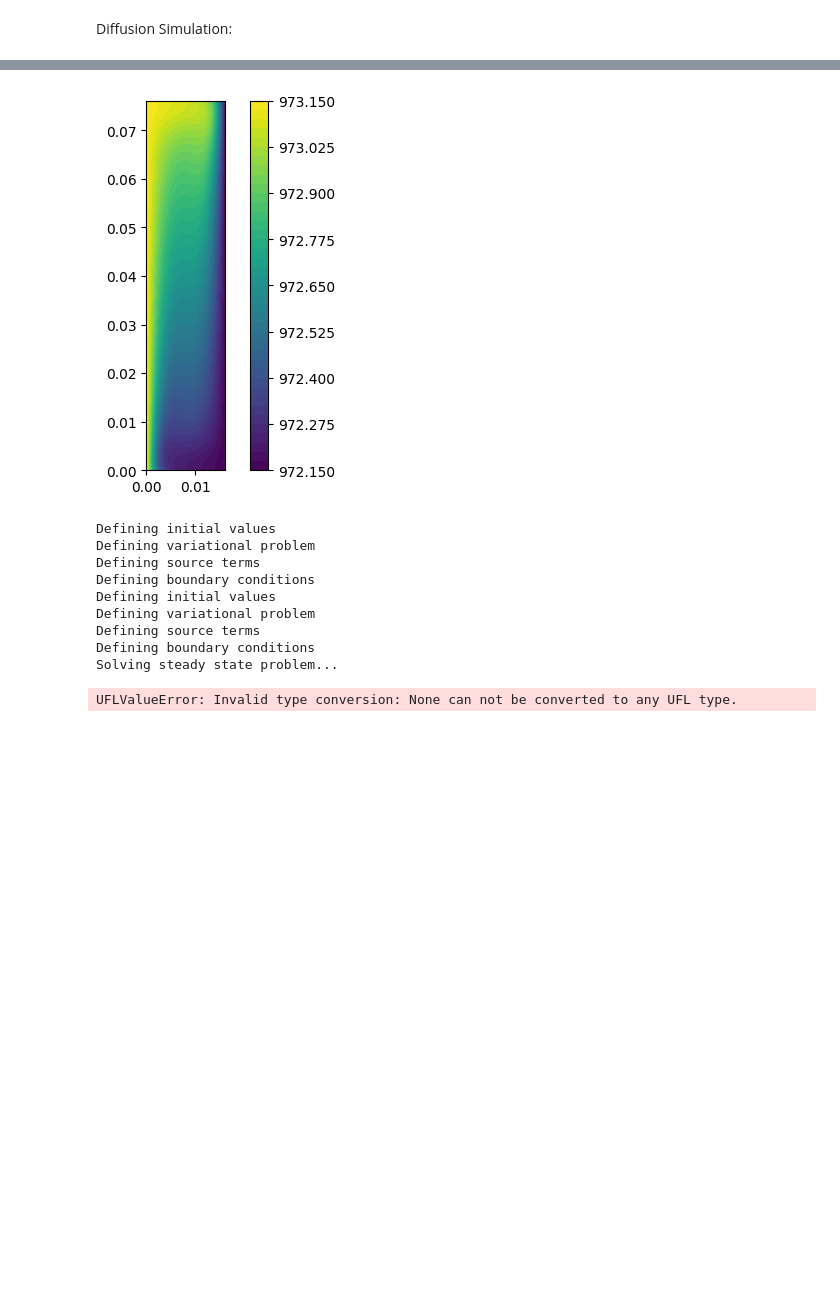
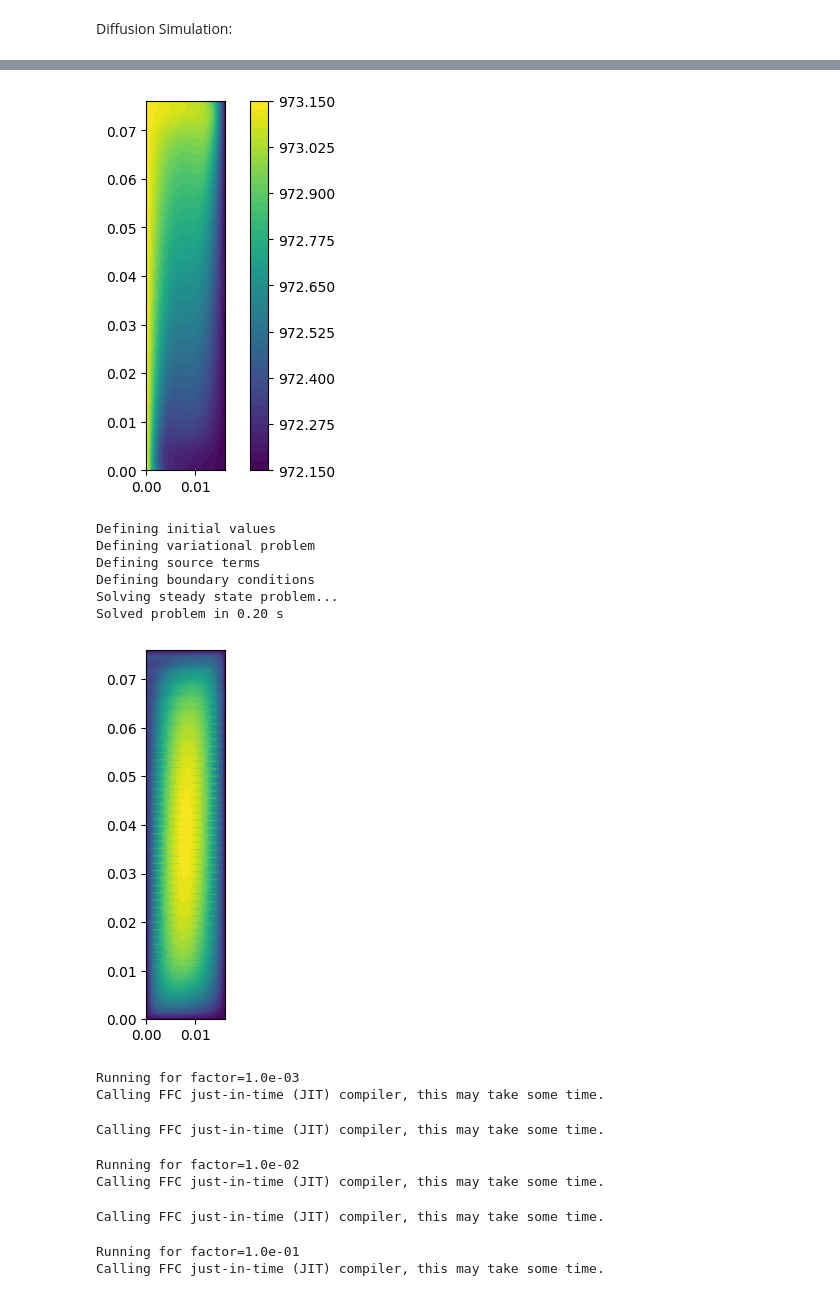
Before and after one commit to WeaverC20/LIBRADiff, a Jupyter notebook: BABY_2D_Simulation.ipynb, the cells around one changed output, grey strips where cells are left out. Drawn from its saved outputs; the diff is of its cells as text; code cells hidden in the pictures; blank space fills up the shorter version.

Commit message:
to take pull

```diff
--- a/BABY_2D_Simulation.ipynb
+++ b/BABY_2D_Simulation.ipynb
@@ -326,41 +311,43 @@ if __name__ == "__main__":
     #     foldername = f"Results/dt={dt}/"
     #     velocity_field(T_cold=T_cold, T_hot=T_hot, my_mesh=my_mesh,  results_folder=foldername)
 
+    T_hot = 700 + 273.15
 
-    dt_array = [1]
-    foldername = f"Results/dt={dt_array[0]}/"
-    T_array = [(foldername + "temperature_field.xdmf", f"dt={dt_array[0]}")]
-    T_hot = 700 + 273.15
-    T_cold = T_hot - dt_array[0]
-    u, p, T = velocity_field(T_cold=T_cold, T_hot=T_hot, my_mesh=mesh_fenics, results_folder=foldername)
+    dt_array = [1, 2, 3]
+    k_array = []
+    for dT in dt_array:
+        foldername = f"Results/dt={dT}/"
+        # T_array = [(foldername + "temperature_field.xdmf", f"dt={dt_array[0]}")]
+        T_cold = T_hot - dT
+        u, p, T = velocity_field(T_cold=T_cold, T_hot=T_hot, my_mesh=mesh_fenics, results_folder=foldername)
 
-    # XDMFFile(foldername + "temperature_field.xdmf").write_checkpoint(T, f"dt={dt_array[0]}", 1, XDMFFile.Encoding.HDF5)
-    XDMFFile(foldername + "temperature_field.xdmf").write_checkpoint(T, "temperature", 1, XDMFFile.Encoding.HDF5)
-    XDMFFile(foldername + "velocity_field.xdmf").write(u)
+        XDMFFile(foldername + "temperature_field.xdmf").write_checkpoint(T, "temperature", 1, XDMFFile.Encoding.HDF5)
+        XDMFFile(foldername + "velocity_field.xdmf").write(u)
 
-    # Tfile = XDMFFile("Test" + foldername + "temperature_field.xdmf").write(T)
-    # XDMFFile().write_checkpoint(T, f"dt={dt_array[0]}", 1.0, XDMFFile.Encoding.HDF5)
+        # Tfile = XDMFFile("Test" + foldername + "temperature_field.xdmf").write(T)
+        # XDMFFile().write_checkpoint(T, f"dt={dt_array[0]}", 1.0, XDMFFile.Encoding.HDF5)
 
-    # TFile = F.XDMFExport("T", label=f"dt={T_hot - T_cold}", filename="temperature_field.xdmf", mode="last", checkpoint=True, folder="Test" + foldername)
-    # TFile.define_xdmf_file()
-    # TFile.write_checkpoint()
+        # TFile = F.XDMFExport("T", label=f"dt={T_hot - T_cold}", filename="temperature_field.xdmf", mode="last", checkpoint=True, folder="Test" + foldername)
+        # TFile.define_xdmf_file()
+        # TFile.write_checkpoint()
 
-    # T = load_xdmf(mesh_fenics, foldername + "temperature.xdmf", "temperature")
-    # CF = plot(T, cmap="inferno", levels=100)
-    # plt.colorbar(CF)
-    # plt.show()
+        # T = load_xdmf(mesh_fenics, foldername + "temperature.xdmf", "temperature")
+        # CF = plot(T, cmap="inferno", levels=100)
+        # plt.colorbar(CF)
+        # plt.show()
 
-    CS = plot(u)
-    plt.colorbar(CS)
-    plt.show()
+        CS = plot(u)
+        plt.colorbar(CS)
+        plt.show()
 
-    TS = plot(T)
-    plt.colorbar(TS)
-    plt.show()
+        TS = plot(T)
+        plt.colorbar(TS)
+        plt.show()
 
-    k_array = my_simulation(T_array, mesh_fenics, u)
+        k = my_simulation(foldername + "temperature_field.xdmf", mesh_fenics, u)
+        k_array.append(k)
 
-    plt.plot(T_array, k_array, '-x', linewidth=3)
+    plt.plot(dt_array, k_array, '-x', linewidth=3)
     plt.xlabel("Temperature [K]")
     plt.ylabel("Transport Coefficient [m/s]")
 # %% [output]
@@ -371,12 +371,17 @@ Running for factor=1.0e+00
 [figure]
 [figure]
-Defining initial values
-Defining variational problem
-Defining source terms
-Defining boundary conditions
 Defining initial values
 Defining variational problem
 Defining source terms
 Defining boundary conditions
 Solving steady state problem...
+Solved problem in 0.20 s
+[figure, added]
-UFLValueError: Invalid type conversion: None can not be converted to any UFL type.
+Running for factor=1.0e-03
+Calling FFC just-in-time (JIT) compiler, this may take some time.
+Calling FFC just-in-time (JIT) compiler, this may take some time.
+Running for factor=1.0e-02
+Calling FFC just-in-time (JIT) compiler, this may take some time.
+Calling FFC just-in-time (JIT) compiler, this may take some time.
+Running for factor=1.0e-01
+Calling FFC just-in-time (JIT) compiler, this may take some time.
```
Also changed, not shown: parts of 3 cells of this notebook.
